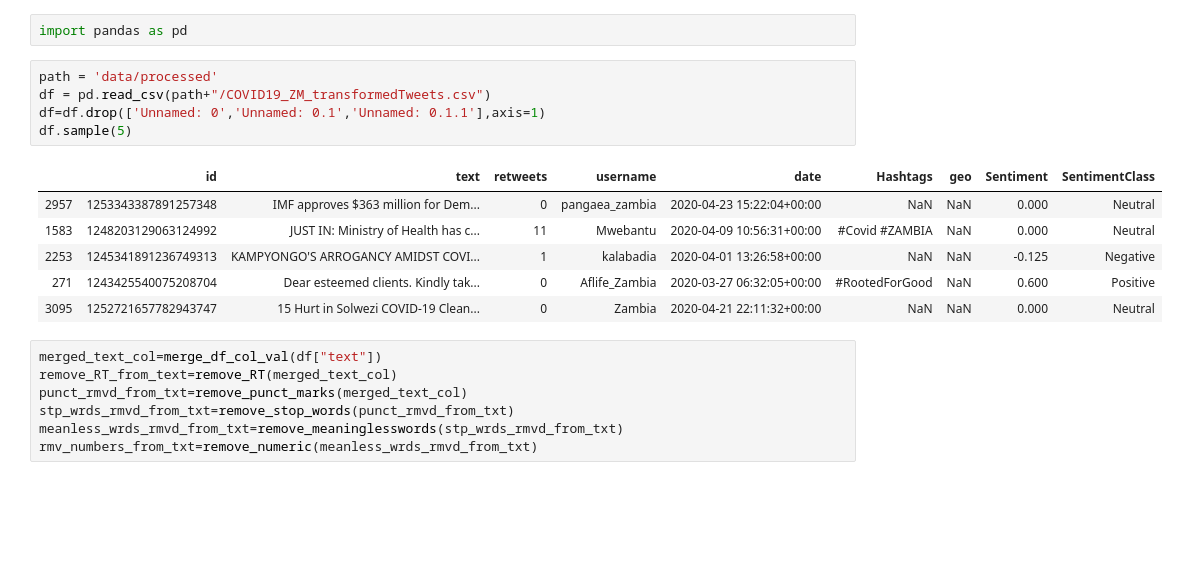
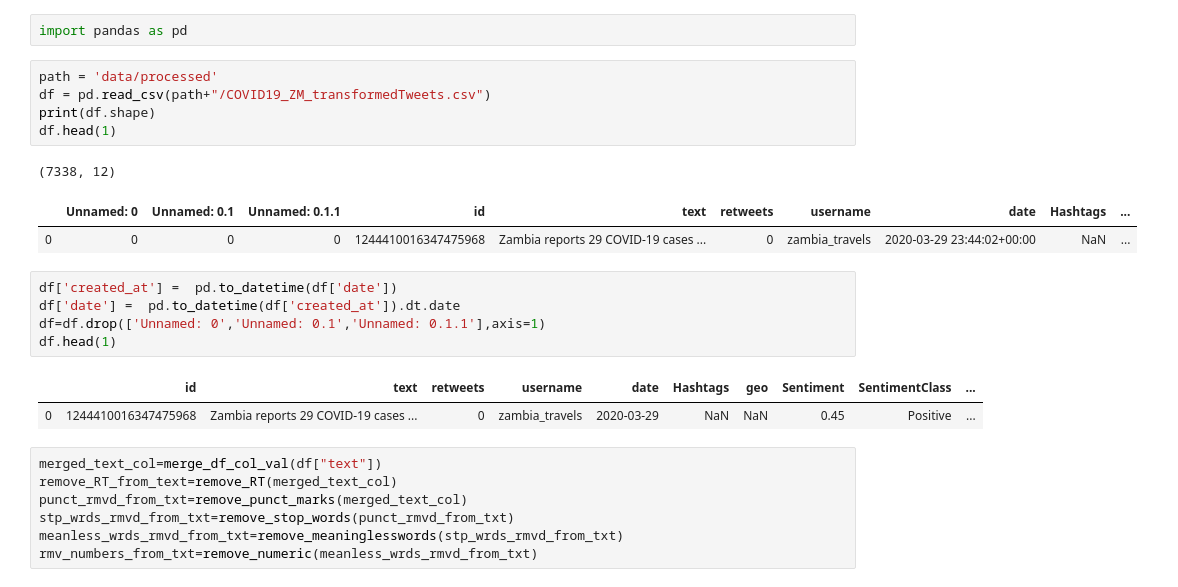
Before and after one commit to ayamlearning/COVID19_Sentiment_Analysis, a Jupyter notebook: EDA_Part1.ipynb, the cells around one changed output. Cells and saved outputs as stored; diff of their text form; blank space fills up the shorter version.

```diff
--- a/EDA_Part1.ipynb
+++ b/EDA_Part1.ipynb
@@ -1,17 +1,22 @@
 # %%
 import pandas as pd
+# %%
+path = 'data/processed'
+df = pd.read_csv(path+"/COVID19_ZM_transformedTweets.csv")
+print(df.shape)
+df.head(1)
+# %% [output]
+(7338, 12)
+|  | Unnamed: 0 | Unnamed: 0.1 | Unnamed: 0.1.1 | id | text | retweets | username | date | Hashtags | ... |
+| 0 | 0 | 0 | 0 | 1244410016347475968 | Zambia reports 29 COVID-19 cases ... | 0 | zambia_travels | 2020-03-29 23:44:02+00:00 | NaN | ... |
 # %%
-path = 'data/processed'
-df = pd.read_csv(path+"/COVID19_ZM_transformedTweets.csv")
+df['created_at'] =  pd.to_datetime(df['date'])
+df['date'] =  pd.to_datetime(df['created_at']).dt.date
 df=df.drop(['Unnamed: 0','Unnamed: 0.1','Unnamed: 0.1.1'],axis=1)
-df.sample(5)
+df.head(1)
 # %% [output]
-|  | id | text | retweets | username | date | Hashtags | geo | Sentiment | SentimentClass |
-| 2957 | 1253343387891257348 | IMF approves $363 million for Dem... | 0 | pangaea_zambia | 2020-04-23 15:22:04+00:00 | NaN | NaN | 0.000 | Neutral |
-| 1583 | 1248203129063124992 | JUST IN: Ministry of Health has c... | 11 | Mwebantu | 2020-04-09 10:56:31+00:00 | #Covid #ZAMBIA | NaN | 0.000 | Neutral |
-| 2253 | 1245341891236749313 | KAMPYONGO'S ARROGANCY AMIDST COVI... | 1 | kalabadia | 2020-04-01 13:26:58+00:00 | NaN | NaN | -0.125 | Negative |
-| 271 | 1243425540075208704 | Dear esteemed clients. Kindly tak... | 0 | Aflife_Zambia | 2020-03-27 06:32:05+00:00 | #RootedForGood | NaN | 0.600 | Positive |
-| 3095 | 1252721657782943747 | 15 Hurt in Solwezi COVID-19 Clean... | 0 | Zambia | 2020-04-21 22:11:32+00:00 | NaN | NaN | 0.000 | Neutral |
+|  | id | text | retweets | username | date | Hashtags | geo | Sentiment | SentimentClass | ... |
+| 0 | 1244410016347475968 | Zambia reports 29 COVID-19 cases ... | 0 | zambia_travels | 2020-03-29 | NaN | NaN | 0.45 | Positive | ... |
 # %%
 merged_text_col=merge_df_col_val(df["text"])
 remove_RT_from_text=remove_RT(merged_text_col)
```
Also changed, not shown: parts of 12 cells of this notebook, 3 other files.
